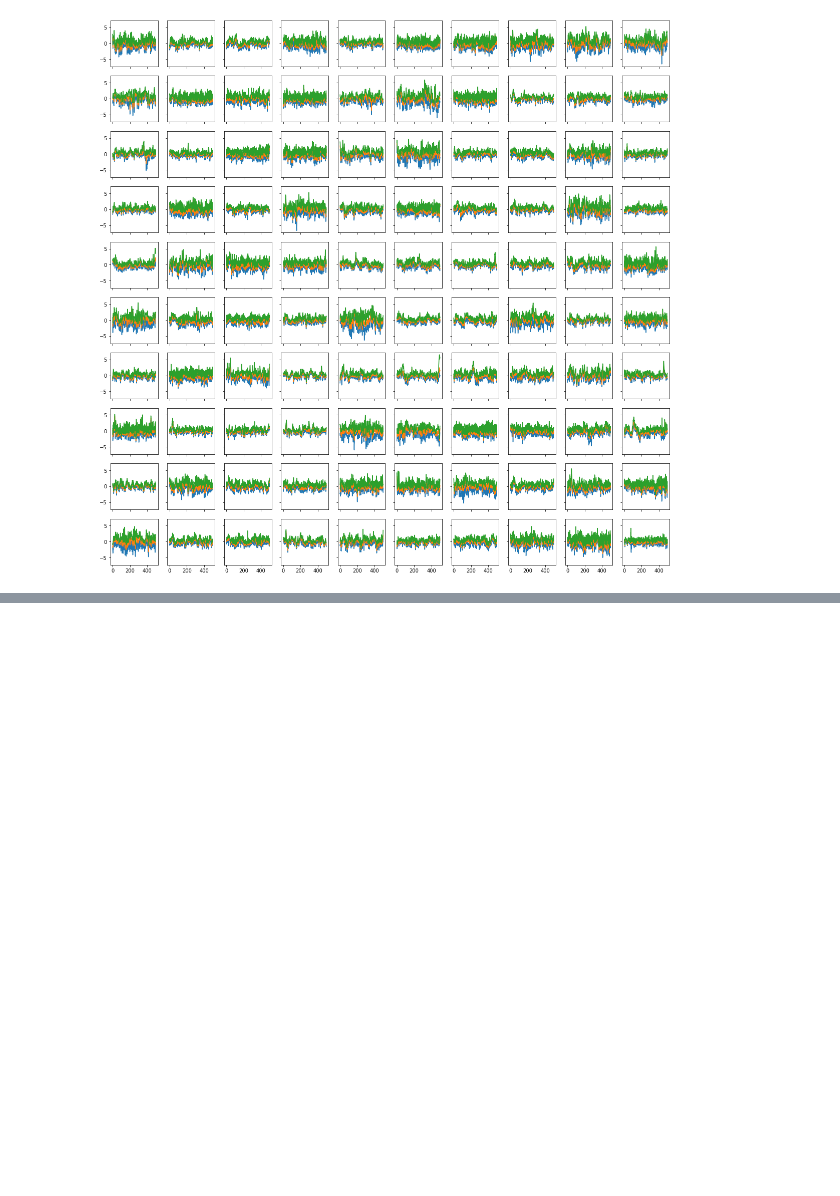
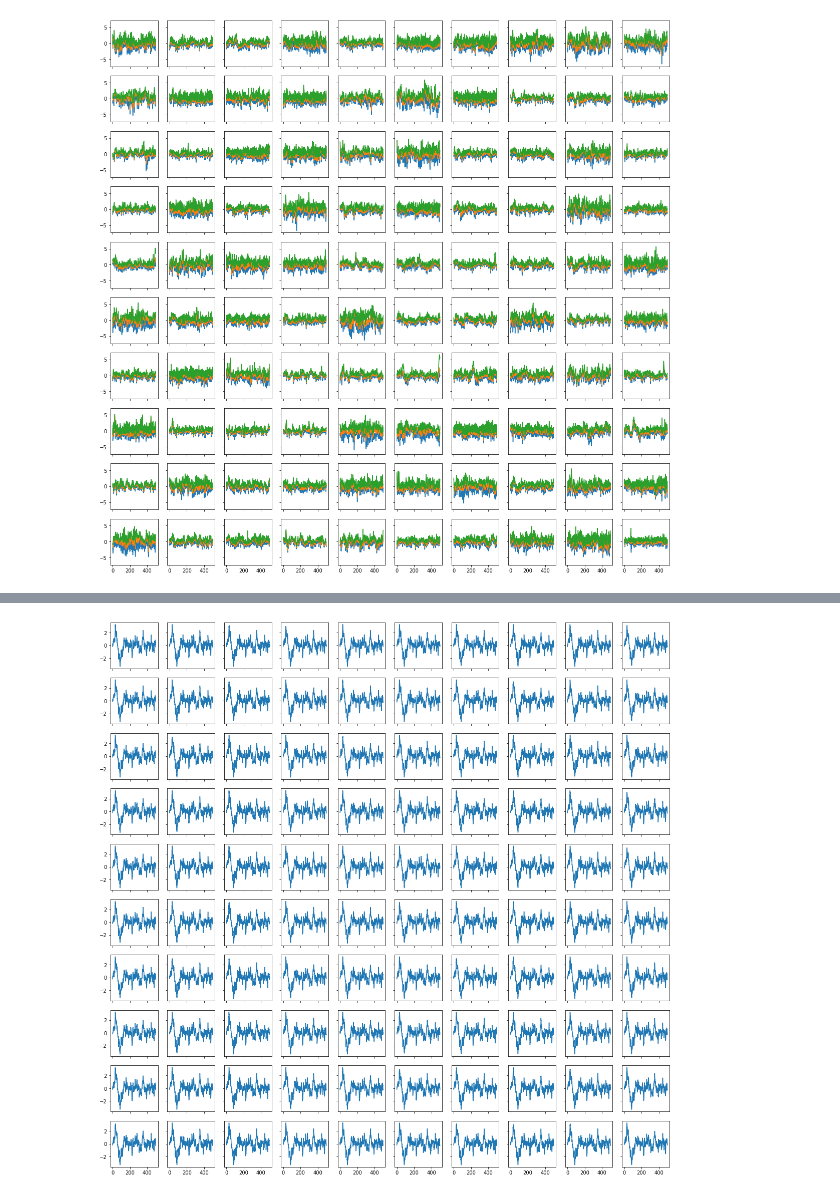
Before and after one commit to TaykhoomDalal/ECE_C147_Project, a Jupyter notebook: Data Analysis 2.ipynb, the cells around one changed output, grey strips where cells are left out. Drawn from its saved outputs; the diff is of its cells as text; code cells hidden in the pictures; blank space fills up the shorter version.

```diff
--- a/Data Analysis 2.ipynb
+++ b/Data Analysis 2.ipynb
@@ -83,3 +83,12 @@ plot_100(X4_min_avg_max[y == 2])
 plot_100(X4_min_avg_max[y == 3])
 # %% [output]
 [figure]
+# %%
+p = 0.5
+def random_interpolation(x):
+    l = len(x)
+    xp = np.pad(x, [(1, 1), (0, 0)], mode='edge')
+    sample = np.random.choice(l, size=int(p * l), replace=False)
+    xn = x + np.zeros_like(x)
+    xn[sample] = (xp[sample - 1] + xp[sample + 1]) / 2
+    return xn
@@ -85,0 +103,5 @@ plot_100(X4_min_avg_max[y == 3])
+# %%
+interps = np.array([np.mean(random_interpolation(X4[1]), axis=-1, keepdims=True) for _ in range(100)])
+plot_100(interps)
+# %% [output]
+[figure, added]
```
Also changed, not shown: parts of 5 cells of this notebook, 1 other file.
